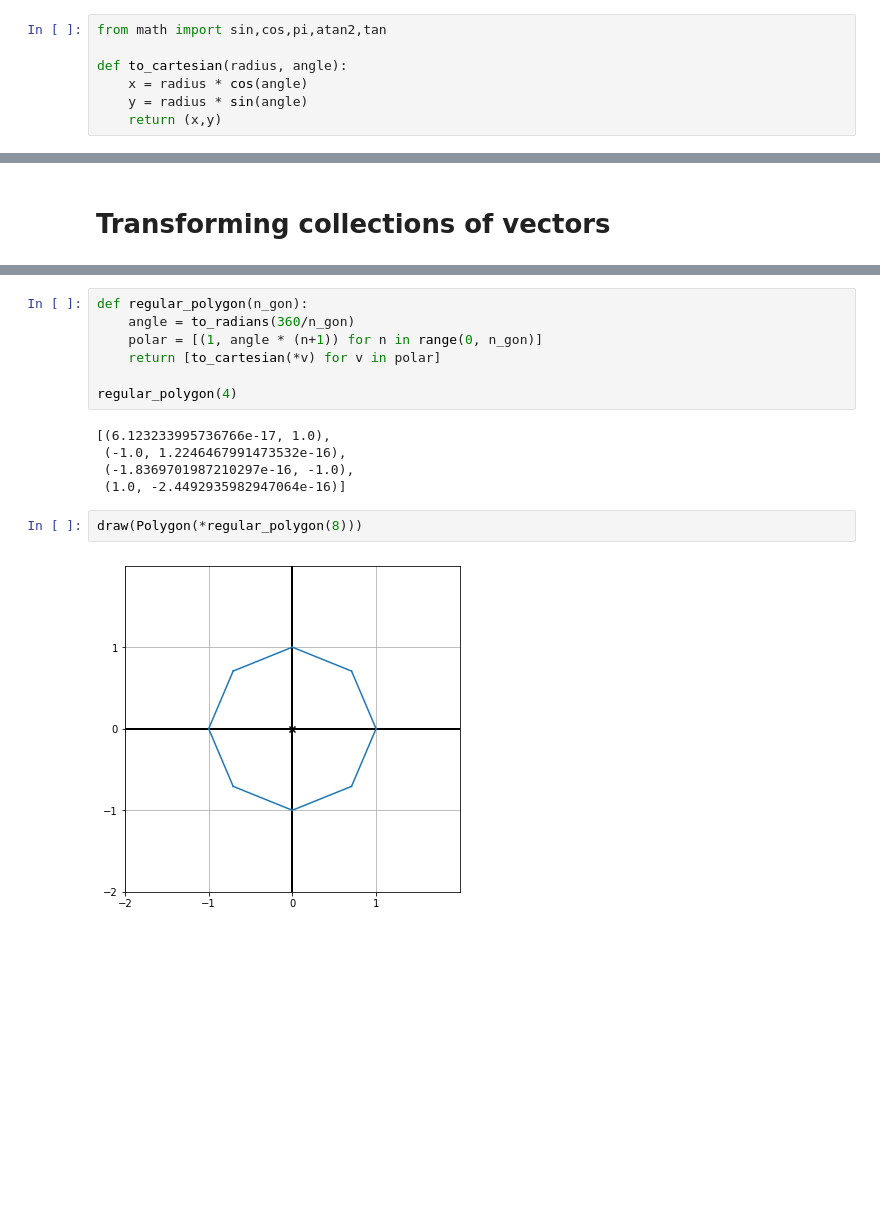
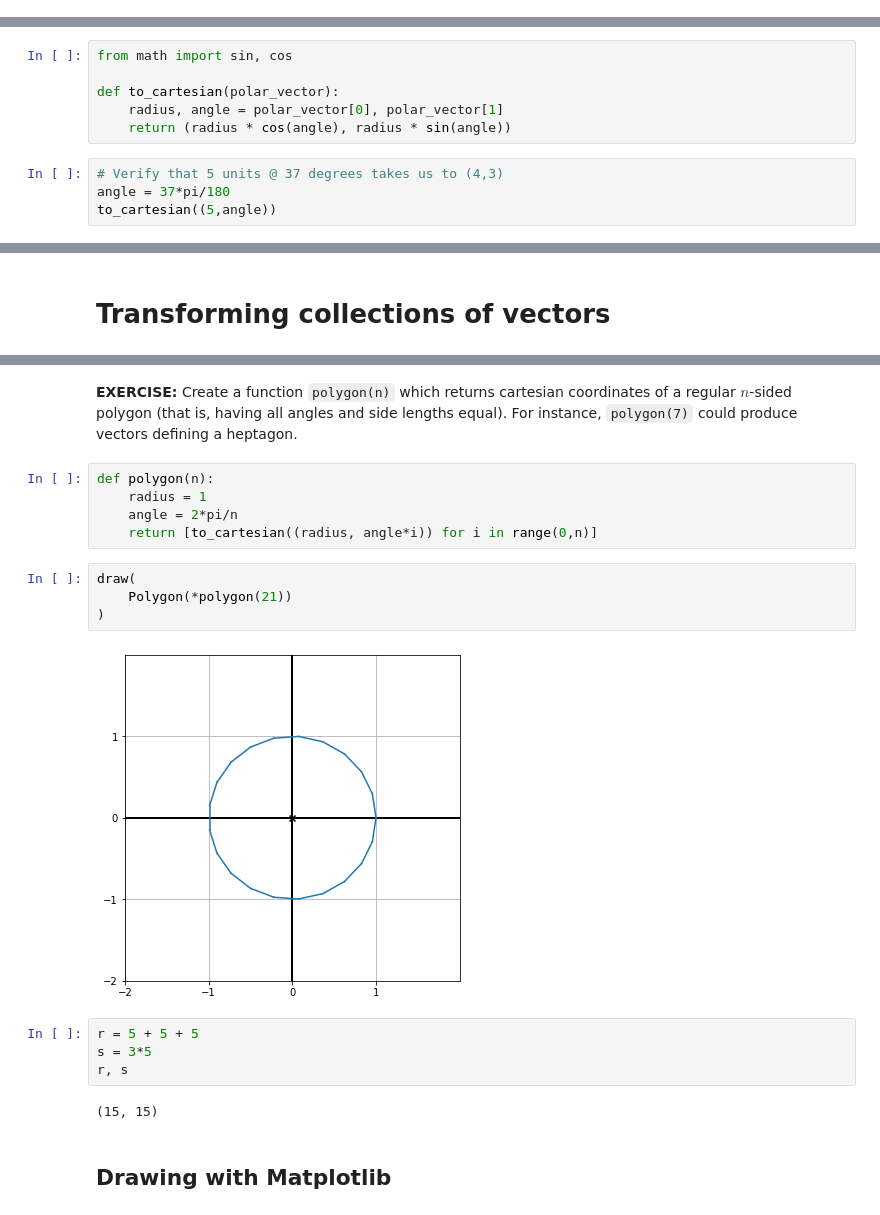
Before and after one commit to saradhimpardha/math_for_programmers, a Jupyter notebook: chapter_02/ch02_exercises.ipynb, the cells around one changed output, grey strips where cells are left out. Saved outputs shown, nothing was run; the diff lists cells and outputs as text; blank space fills up the shorter version.

```diff
--- a/chapter_02/ch02_exercises.ipynb
+++ b/chapter_02/ch02_exercises.ipynb
@@ -300,9 +306,2 @@ distance(u,(13,4))
 # %% [markdown]
 ## Radians and trigonometry in python
-# %%
-from math import sin,cos,pi,atan2,tan
-
-def to_cartesian(radius, angle):
-    x = radius * cos(angle)
-    y = radius * sin(angle)
-    return (x,y)
@@ -373,0 +320,10 @@ atan2(3,-2)
+# %%
+from math import sin, cos
+
+def to_cartesian(polar_vector):
+    radius, angle = polar_vector[0], polar_vector[1]
+    return (radius * cos(angle), radius * sin(angle))
+# %%
+# Verify that 5 units @ 37 degrees takes us to (4,3)
+angle = 37*pi/180
+to_cartesian((5,angle))
@@ -478,16 +661,21 @@ draw(Polygon(*new_dino),
-# %%
-def regular_polygon(n_gon):
-    angle = to_radians(360/n_gon)
-    polar = [(1, angle * (n+1)) for n in range(0, n_gon)]
-    return [to_cartesian(*v) for v in polar]
-
-regular_polygon(4)
-# %% [output]
-[(6.123233995736766e-17, 1.0),
- (-1.0, 1.2246467991473532e-16),
- (-1.8369701987210297e-16, -1.0),
- (1.0, -2.4492935982947064e-16)]
+# %% [markdown]
+**EXERCISE:** Create a function `polygon(n)` which returns cartesian coordinates of a regular $n$-sided polygon (that is, having all angles and side lengths equal).  For instance, `polygon(7)` could produce vectors defining a heptagon.
+# %%
+def polygon(n):
+    radius = 1
+    angle = 2*pi/n
+    return [to_cartesian((radius, angle*i)) for i in range(0,n)]
 # %%
-draw(Polygon(*regular_polygon(8)))
+draw(
+    Polygon(*polygon(21))
+)
 # %% [output]
-[figure, old version]
+[figure, new version]
+# %%
+r = 5 + 5 + 5
+s = 3*5
+r, s
+# %% [output]
+(15, 15)
+# %% [markdown]
+## Drawing with Matplotlib
```
Also changed, not shown: parts of 102 cells of this notebook.
